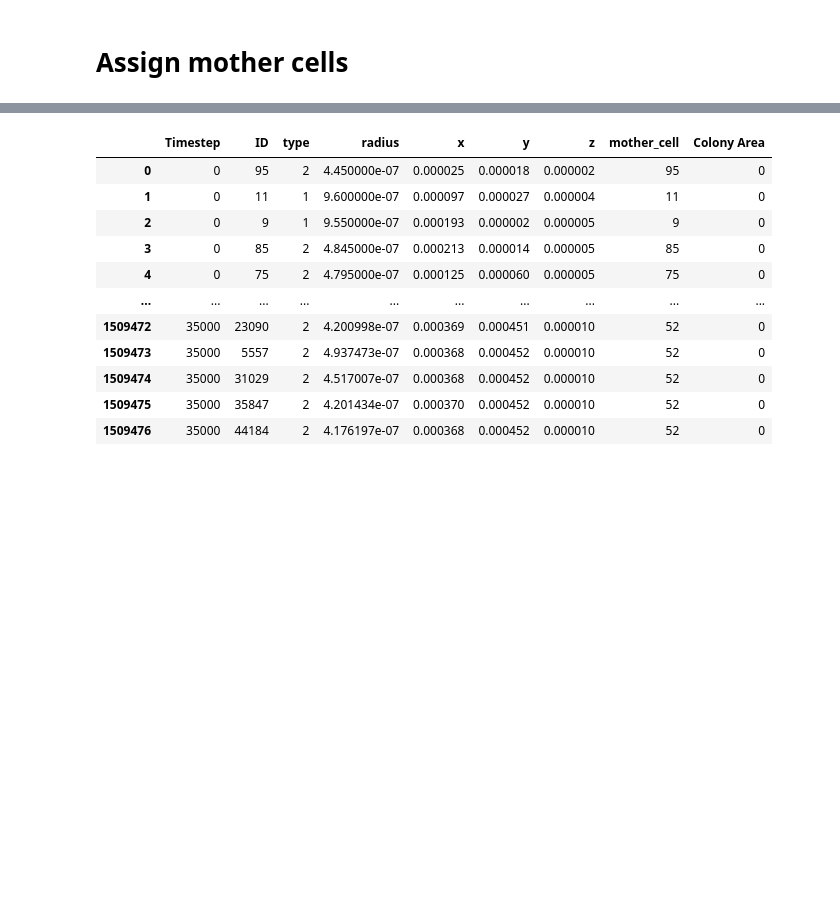
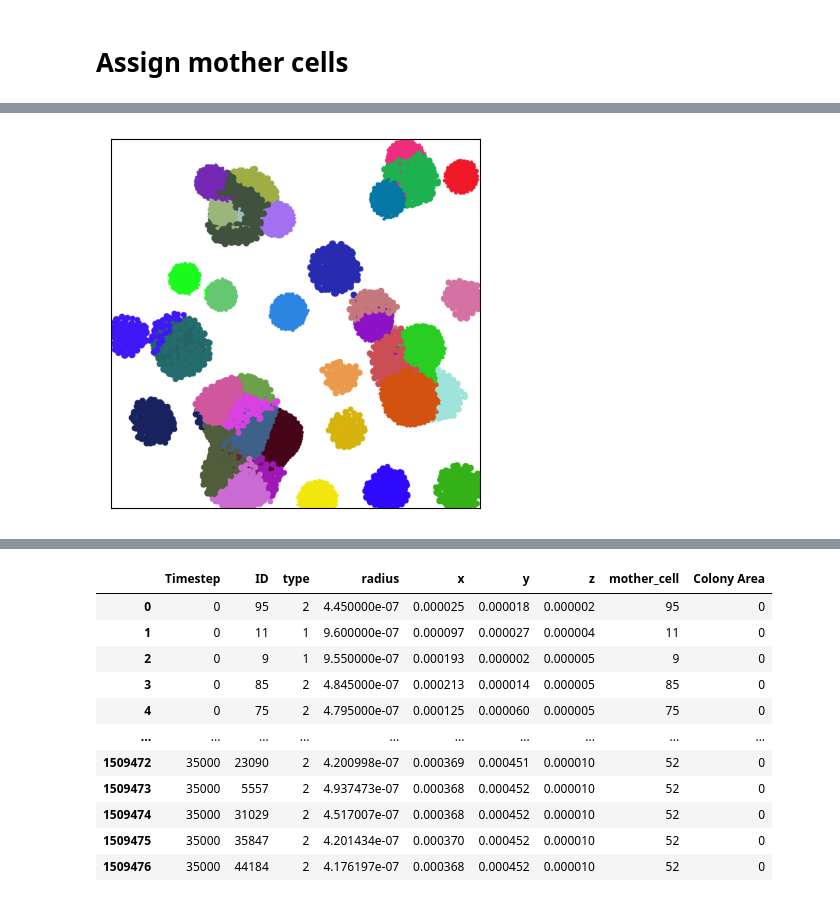
Before and after one commit to Jsakkos/nufeb_tools, a Jupyter notebook: notebooks/cell ancestry.ipynb, the cells around one changed output, grey strips where cells are left out. Drawn from its saved outputs; the diff is of its cells as text; code cells hidden in the pictures; blank space fills up the shorter version.

```diff
--- a/notebooks/cell ancestry.ipynb
+++ b/notebooks/cell ancestry.ipynb
@@ -72,0 +73,6 @@ def plot_colony(df,ts,colors,colony=None,img=np.array([]),dims=dims):
+# %%
+f,ax = plt.subplots()
+plot.plot_colony(x,35000,ax=ax)
+plt.show()
+# %% [output]
+[figure, added]
```
Also changed, not shown: parts of 7 cells of this notebook, 5 other files.
